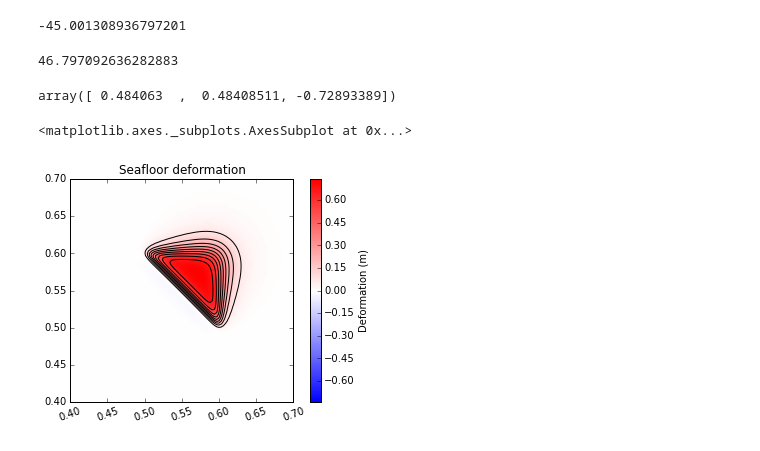
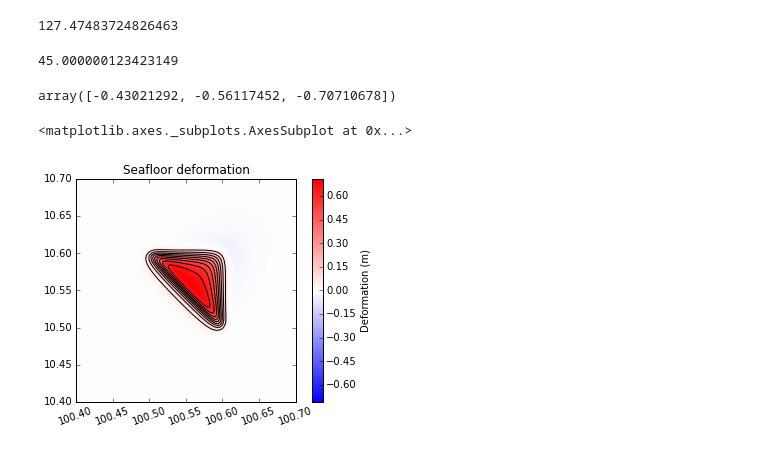
Before and after one commit to rjleveque/dtopotools_triangular_test, a Jupyter notebook: Triangular_faults_test.ipynb, the cells around one changed output. Saved outputs shown, nothing was run; the diff lists cells and outputs as text; code cells hidden in the pictures.

```diff
--- a/Triangular_faults_test.ipynb
+++ b/Triangular_faults_test.ipynb
@@ -11,7 +11,7 @@ import matplotlib.pyplot as pl
 subfault0 = dtopotools.SubFault()
 subfault0.slip = 1.
 subfault0.coordinate_specification = 'triangular'
-subfault0._corners = [[.6,.5,-1e3],[.5,.6,-1e3],[.6,.6,-3e3]]
+subfault0._corners = [[100.6,10.5,-1e3],[100.5,10.6,-1e3],[100.6,10.6,-2e3]]
 subfault0.calculate_geometry_triangles()
 subfault0.rake = 90.
 # %%
@@ -23,22 +23,22 @@ subfault1.calculate_geometry_triangles()
 # %%
 subfault0.strike
 # %% [output]
--45.001308936797201
+127.47483724826463
 # %%
 subfault0.dip
 # %% [output]
-46.797092636282883
+45.000000123423149
 # %%
 subfault0._get_unit_slip_vector()
 # %% [output]
-array([ 0.484063  ,  0.48408511, -0.72893389])
+array([-0.43021292, -0.56117452, -0.70710678])
 # %%
-# subfault0.rake = 270.
+subfault0.rake = 90.
 subfault0.slip = 1.
-x = np.linspace(.4,.7,100)
-y = np.linspace(.4,.7,100)
+x = np.linspace(100.4,100.7,100)
+y = np.linspace(10.4,10.7,100)
 dtopo = subfault0.okada(x,y)
 dtopo.plot_dZ_colors(0.)
 # %% [output]
 <matplotlib.axes._subplots.AxesSubplot at 0x...>
-[figure, old version]
+[figure, new version]
```
Also changed, not shown: parts of 25 cells of this notebook, 1 other file.
